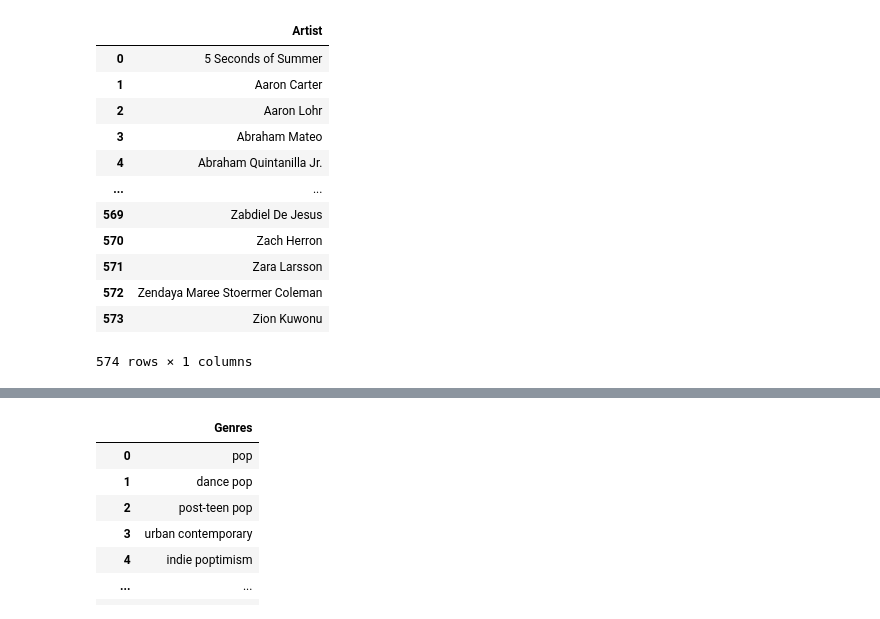
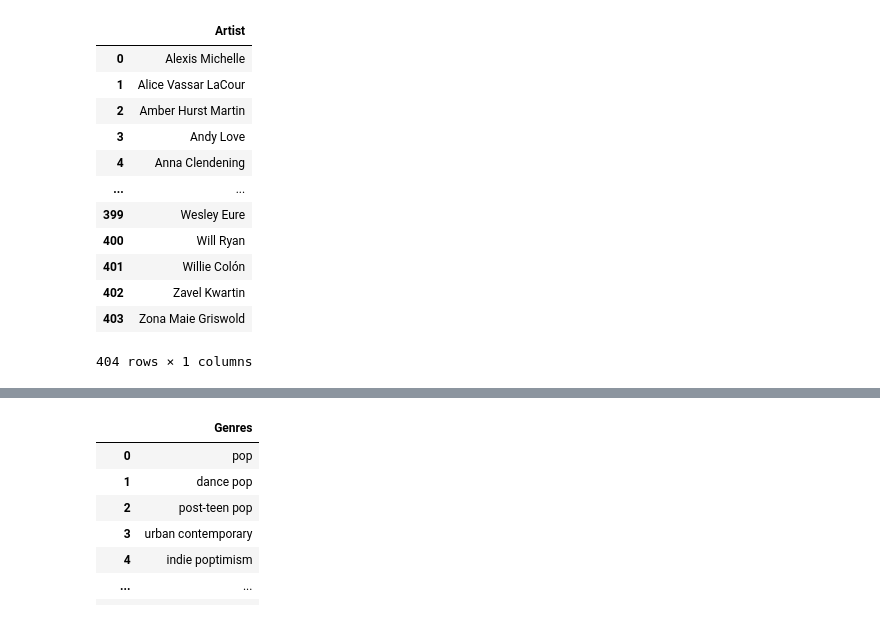
Before and after one commit to jennychiou/7-Experiment, a Jupyter notebook: SpotifyAPI/20200303getArtistID+Genres.ipynb, the cells around one changed output, grey strips where cells are left out. Saved outputs shown, nothing was run; the diff lists cells and outputs as text; code cells hidden in the pictures.

```diff
--- a/SpotifyAPI/20200303getArtistID+Genres.ipynb
+++ b/SpotifyAPI/20200303getArtistID+Genres.ipynb
@@ -18,23 +7,23 @@ from bs4 import BeautifulSoup
 from user_agent import generate_user_agent
 from spotipy.oauth2 import SpotifyClientCredentials
 # %%
-# 原始所有歌手的清單
-df_artists = pd.read_excel(r'csv/20200303/artist_list_final.xlsx')
+# 原始所有歌手的清單 (透過collectArtists.ipnb整理)
+df_artists = pd.read_excel(r'csv/20200303/v3/artist_list_v3.xlsx')
 df_artists
 # %% [output]
 |  | Artist |
-| 0 | 5 Seconds of Summer |
-| 1 | Aaron Carter |
-| 2 | Aaron Lohr |
-| 3 | Abraham Mateo |
-| 4 | Abraham Quintanilla Jr. |
+| 0 | Alexis Michelle |
+| 1 | Alice Vassar LaCour |
+| 2 | Amber Hurst Martin |
+| 3 | Andy Love |
+| 4 | Anna Clendening |
 | ... | ... |
-| 569 | Zabdiel De Jesus |
-| 570 | Zach Herron |
-| 571 | Zara Larsson |
-| 572 | Zendaya Maree Stoermer Coleman |
-| 573 | Zion Kuwonu |
+| 399 | Wesley Eure |
+| 400 | Will Ryan |
+| 401 | Willie Colón |
+| 402 | Zavel Kwartin |
+| 403 | Zona Maie Griswold |
-574 rows × 1 columns
+404 rows × 1 columns
 # %%
 # spotifyAPI存取權限
 # access token要隨時更新 (https://spotify-token-finder.herokuapp.com/)
```
Also changed, not shown: parts of 13 cells of this notebook, 15 other files.
